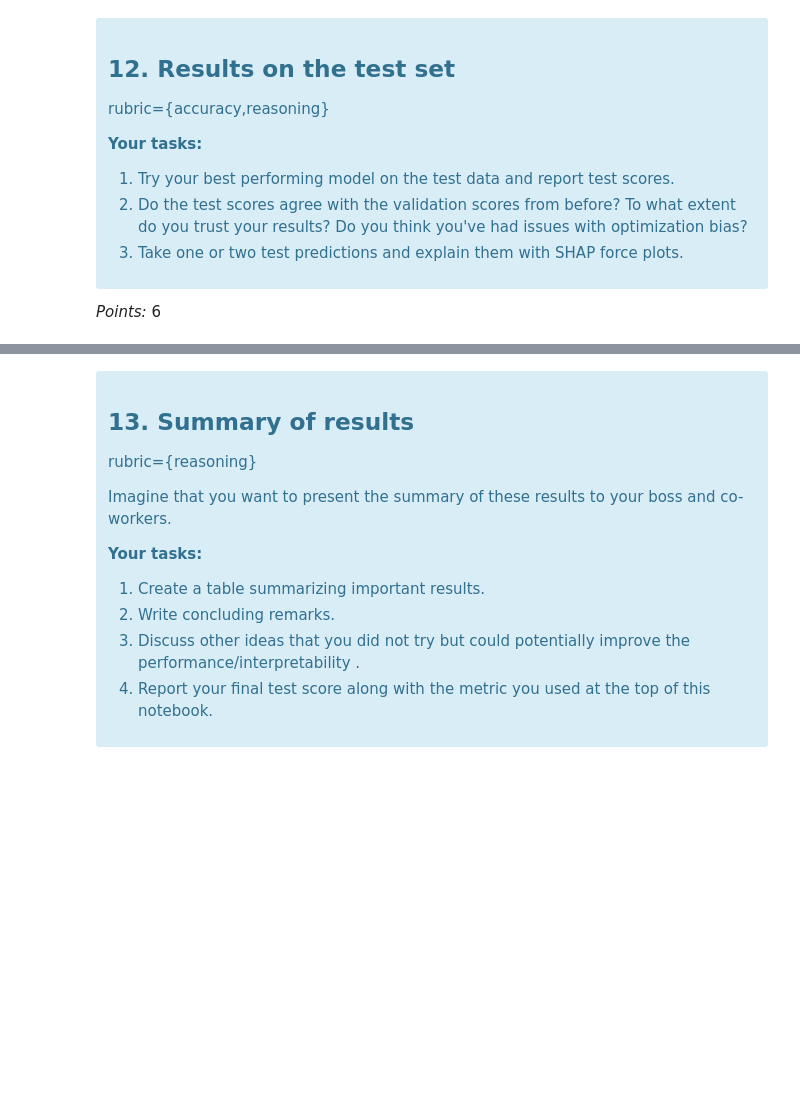
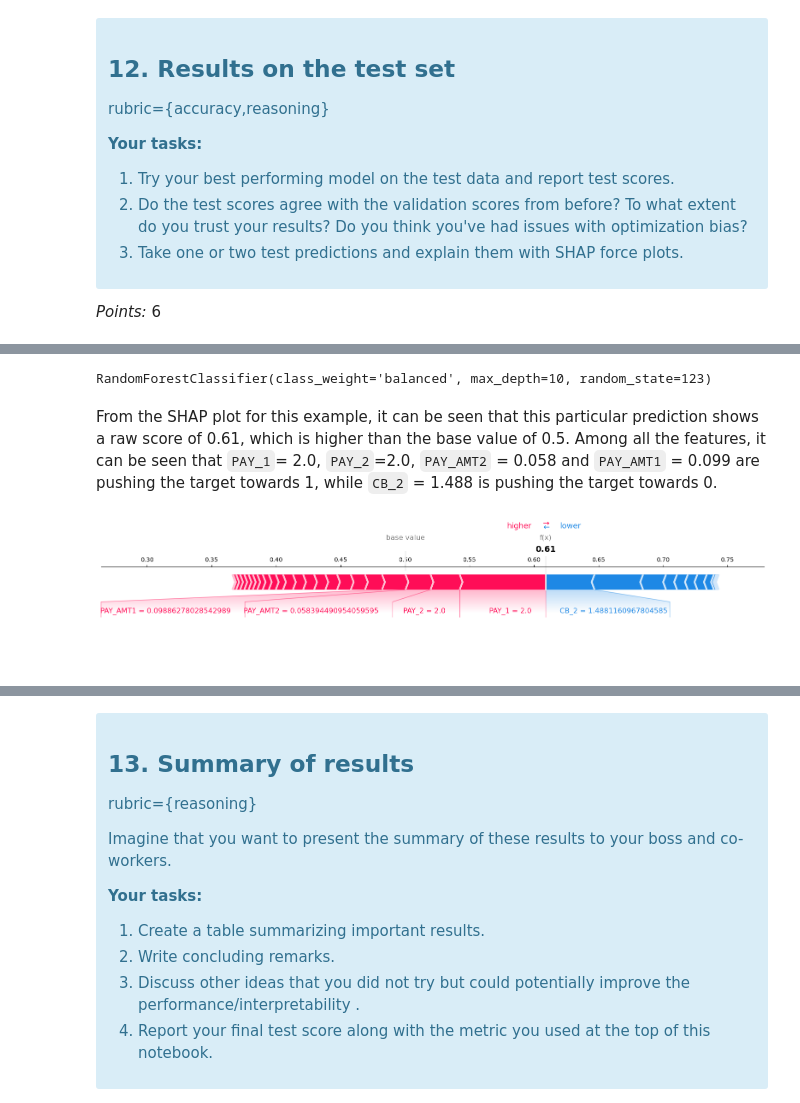
Before and after one commit to UBC-MDS/dsci573_lab4, a Jupyter notebook: lab4.ipynb, the cells around one changed output, grey strips where cells are left out. Drawn from its saved outputs; the diff is of its cells as text; code cells hidden in the pictures; blank space fills up the shorter version.

```diff
--- a/lab4.ipynb
+++ b/lab4.ipynb
@@ -1257,0 +1311,5 @@ weighted avg       0.80      0.79      0.79      6000
+# %%
+import shap
+
+rf_explainer = shap.TreeExplainer(rf_best.named_steps["randomforestclassifier"])
+rf_explainer
@@ -1257,0 +1320,5 @@ weighted avg       0.80      0.79      0.79      6000
+# %%
+test_rf_shap_values = rf_explainer.shap_values(X_test_enc)
+# %%
+shap.initjs()
+y_test_reset = y_test.reset_index(drop=True)
@@ -1257,0 +1327,21 @@ weighted avg       0.80      0.79      0.79      6000
+# %%
+default_1 = y_test_reset[y_test_reset == 1].index.tolist()
+default_0 = y_test_reset[y_test_reset == 0].index.tolist()
+
+default_1_index = default_1[8]
+default_0_index = default_0[8]
+# %%
+rf_best.named_steps["randomforestclassifier"].fit(X_train_enc, y_train)
+# %% [output]
+RandomForestClassifier(class_weight='balanced', max_depth=10, random_state=123)
+# %% [markdown]
+From the SHAP plot for this example, it can be seen that this particular prediction shows a raw score of 0.61, which is higher than the base value of 0.5. Among all the features, it can be seen that `PAY_1`= 2.0, `PAY_2`=2.0, `PAY_AMT2` = 0.058 and `PAY_AMT1` = 0.099 are pushing the target towards 1, while `CB_2` = 1.488 is pushing the target towards 0.
+# %%
+shap.force_plot(
+    rf_explainer.expected_value[0], # expected value for class 1.
+    test_rf_shap_values[0][default_0_index, :], # SHAP values associated with the example we want to explain
+    X_test_enc.iloc[default_0_index, :], # Feature vector of the example
+    matplotlib=True,
+)
+# %% [output]
+[figure, added]
```
Also changed, not shown: parts of 47 cells of this notebook.
